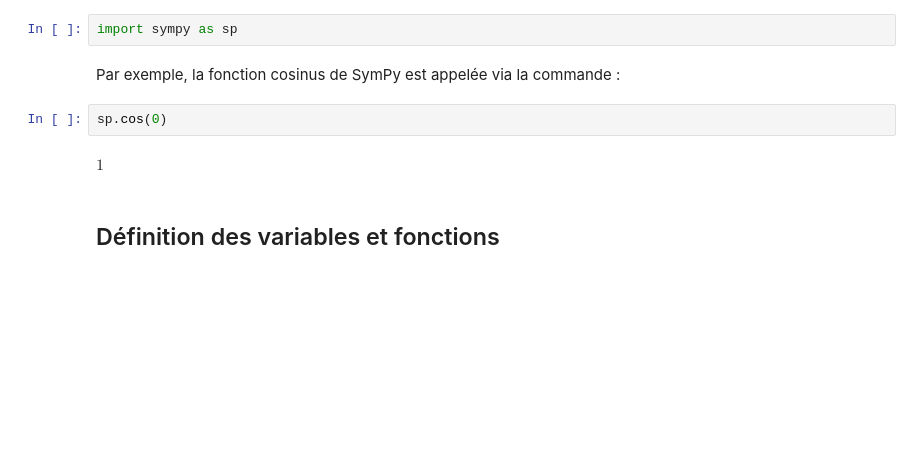
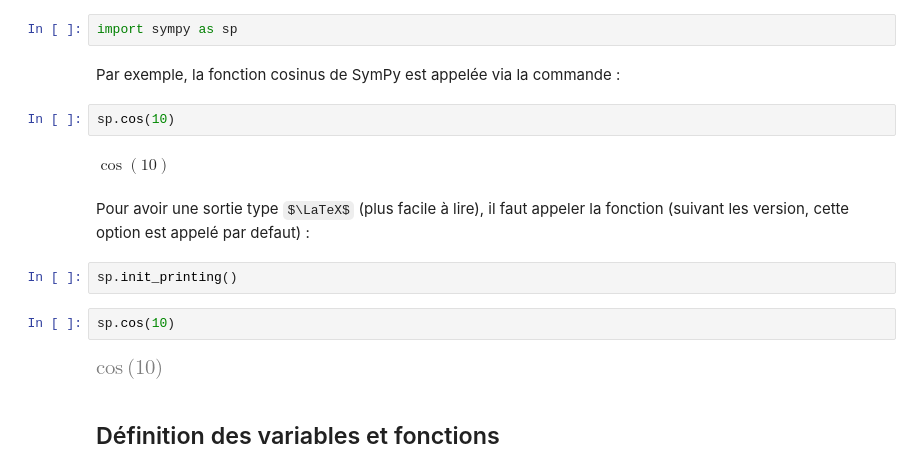
Before and after one commit to chafardon/CL-Mevib, a Jupyter notebook: SymPy.ipynb, the cells around one changed output. Cells and saved outputs as stored; diff of their text form; some formulas as TeX source; blank space fills up the shorter version.

```diff
--- a/SymPy.ipynb
+++ b/SymPy.ipynb
@@ -11,9 +16,17 @@ import sympy as sp
 # %% [markdown]
 Par exemple, la fonction cosinus de SymPy est appelée via la commande :
 # %%
-sp.cos(0)
+sp.cos(10)
 # %% [output]
-$\displaystyle 1$
+$\displaystyle \cos{\left(10 \right)}$
+# %% [markdown]
+Pour avoir une sortie type $\LaTeX$ (plus facile à lire), il faut appeler la fonction (suivant les version, cette option est appelé par defaut) :
+# %%
+sp.init_printing()
+# %%
+sp.cos(10)
+# %% [output]
+[figure, added]
 # %% [markdown]
 ## Définition des variables et fonctions
 # %% [markdown]
```
Also changed, not shown: parts of 37 cells of this notebook.
